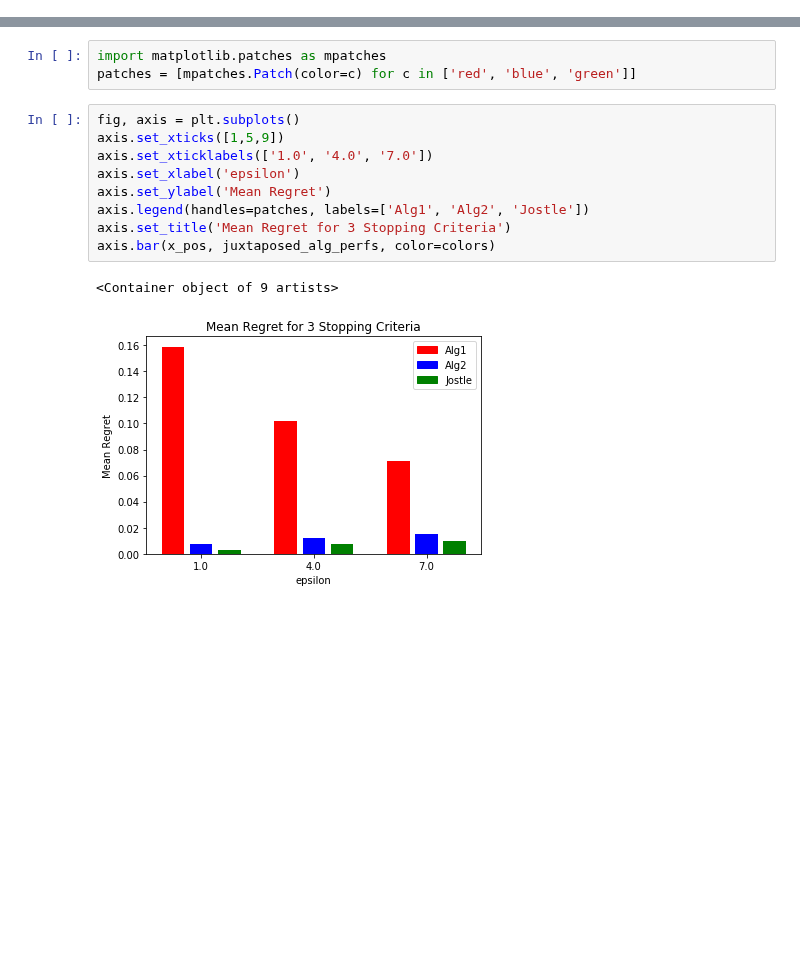
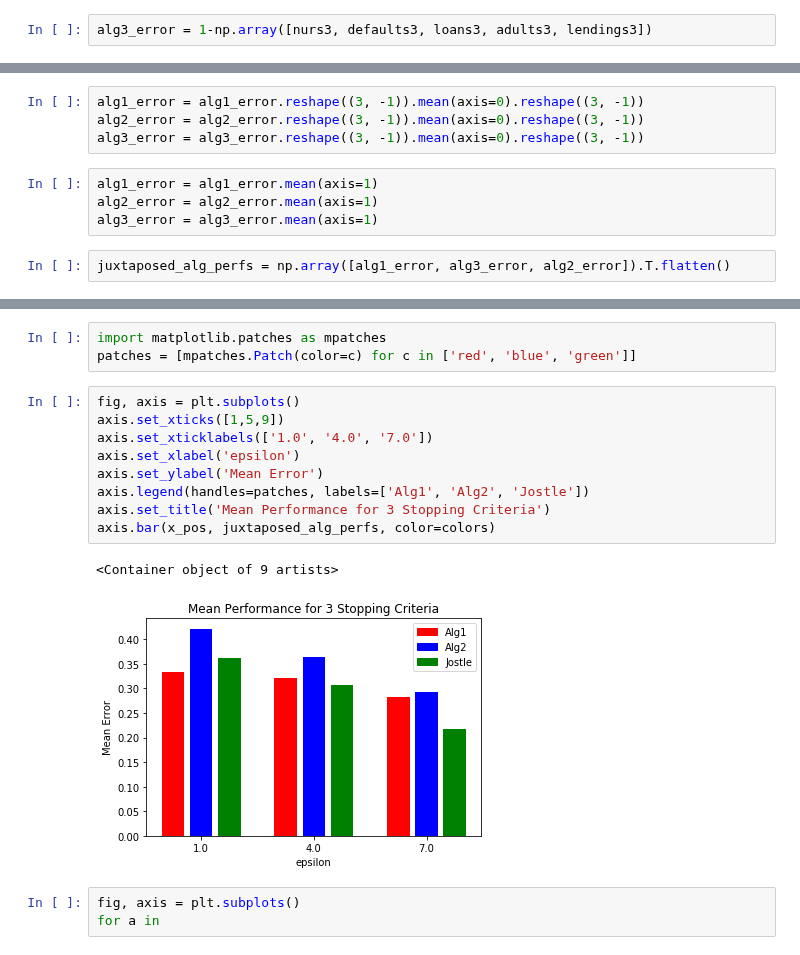
Before and after one commit to jimola/S18_Research, a Jupyter notebook: Python/DecisionTree.ipynb, the cells around one changed output, grey strips where cells are left out. Cells and saved outputs as stored; diff of their text form; blank space fills up the shorter version.

Commit message:
Improved Decision Tree graph!

```diff
--- a/Python/DecisionTree.ipynb
+++ b/Python/DecisionTree.ipynb
@@ -734,0 +591,2 @@ juxtaposed_alg_perfs = np.array([avg_regret1, avg_regret2, avg_regret3]).T.flatt
+# %%
+alg3_error = 1-np.array([nurs3, defaults3, loans3, adults3, lendings3])
@@ -735,2 +598,12 @@ juxtaposed_alg_perfs = np.array([avg_regret1, avg_regret2, avg_regret3]).T.flatt
+# %%
+alg1_error = alg1_error.reshape((3, -1)).mean(axis=0).reshape((3, -1))
+alg2_error = alg2_error.reshape((3, -1)).mean(axis=0).reshape((3, -1))
+alg3_error = alg3_error.reshape((3, -1)).mean(axis=0).reshape((3, -1))
+# %%
+alg1_error = alg1_error.mean(axis=1)
+alg2_error = alg2_error.mean(axis=1)
+alg3_error = alg3_error.mean(axis=1)
+# %%
+juxtaposed_alg_perfs = np.array([alg1_error, alg3_error, alg2_error]).T.flatten()
 # %%
 x_pos = np.array([4*x + y for x in [0,1,2] for y in [0,1,2]])
@@ -746,12 +615,15 @@ patches = [mpatches.Patch(color=c) for c in ['red', 'blue', 'green']]
 # %%
 fig, axis = plt.subplots()
 axis.set_xticks([1,5,9])
 axis.set_xticklabels(['1.0', '4.0', '7.0'])
 axis.set_xlabel('epsilon')
-axis.set_ylabel('Mean Regret')
+axis.set_ylabel('Mean Error')
 axis.legend(handles=patches, labels=['Alg1', 'Alg2', 'Jostle'])
-axis.set_title('Mean Regret for 3 Stopping Criteria')
+axis.set_title('Mean Performance for 3 Stopping Criteria')
 axis.bar(x_pos, juxtaposed_alg_perfs, color=colors)
 # %% [output]
 <Container object of 9 artists>
-[figure, old version]
+[figure, new version]
+# %%
+fig, axis = plt.subplots()
+for a in
```
Also changed, not shown: parts of 109 cells of this notebook.
